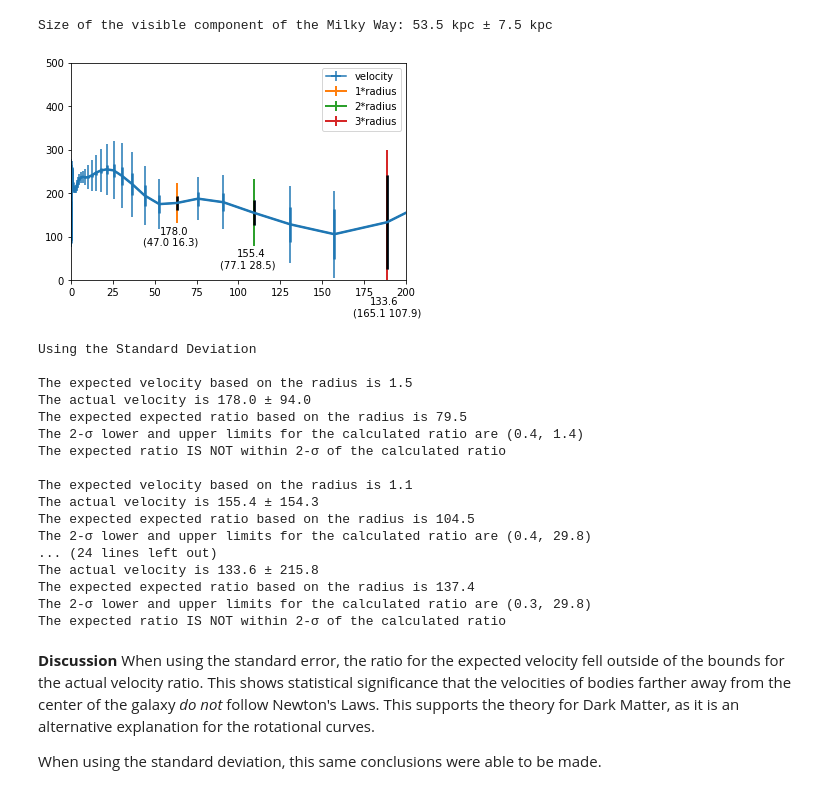
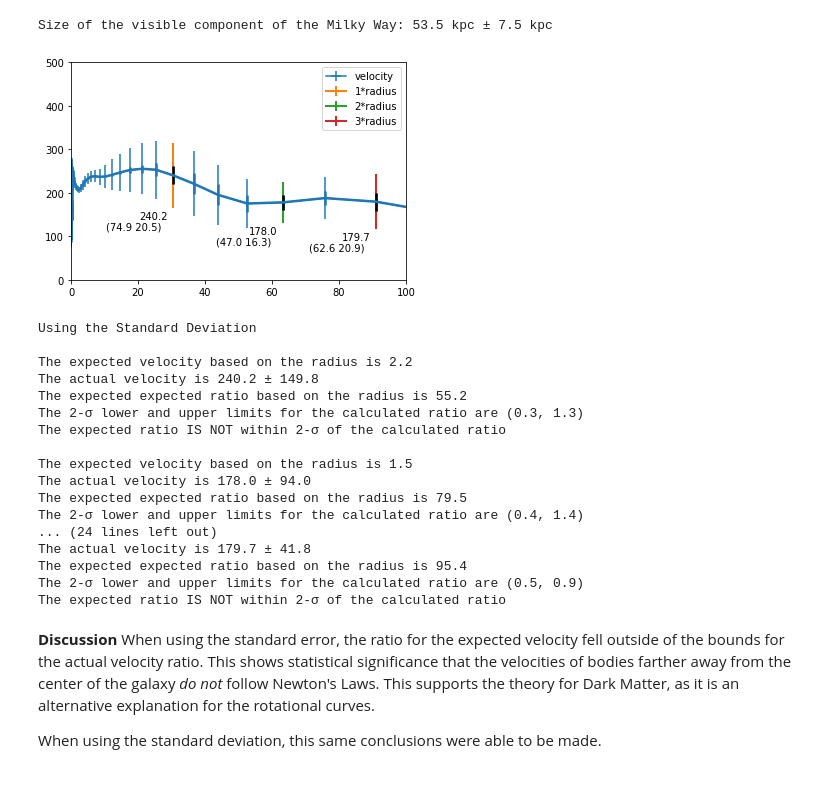
Before and after one commit to DesiPilla/DSPS_dPilla, a Jupyter notebook: HW4/GalrotCurve.ipynb, the cells around one changed output. Cells and saved outputs as stored; diff of their text form; code cells hidden in the pictures.

```diff
--- a/HW4/GalrotCurve.ipynb
+++ b/HW4/GalrotCurve.ipynb
@@ -230,9 +230,9 @@ def plotGal(gal, rds):
     plt.text(radius - 20, velocity - dvelocity - 50, '(%.1f %.1f)' % (dvelocity, sterr))
 
   plt.legend()
-  plt.xlim(0, 200)
+  plt.xlim(0, 100)
   plt.ylim(0, 500)
 
 
-plotGal(m31, visibleSize)
+plotGal(m31, visibleSize/2)
 # %% [output]
@@ -353,29 +353,29 @@ print("Size of the visible component of the Milky Way: {:.1f} \u00B1 {:.1f}".for
 # %% [output]
 Size of the visible component of the Milky Way: 53.5 kpc ± 7.5 kpc
 # %%
-plotGal(mw, visibleSize)
+plotGal(mw, visibleSize/2)
 # %% [output]
-[figure, old version]
+[figure, new version]
 # %%
-printVRatios(mw, visibleSize)
+printVRatios(mw, visibleSize/2)
 # %% [output]
 Using the Standard Deviation
+
+The expected velocity based on the radius is 2.2
+The actual velocity is 240.2 ± 149.8
+The expected expected ratio based on the radius is 55.2
+The 2-σ lower and upper limits for the calculated ratio are (0.3, 1.3)
+The expected ratio IS NOT within 2-σ of the calculated ratio
 
 The expected velocity based on the radius is 1.5
 The actual velocity is 178.0 ± 94.0
 The expected expected ratio based on the radius is 79.5
 The 2-σ lower and upper limits for the calculated ratio are (0.4, 1.4)
+... (24 lines left out)
+The actual velocity is 179.7 ± 41.8
+The expected expected ratio based on the radius is 95.4
+The 2-σ lower and upper limits for the calculated ratio are (0.5, 0.9)
 The expected ratio IS NOT within 2-σ of the calculated ratio
-
-The expected velocity based on the radius is 1.1
-The actual velocity is 155.4 ± 154.3
-The expected expected ratio based on the radius is 104.5
-The 2-σ lower and upper limits for the calculated ratio are (0.4, 29.8)
-... (24 lines left out)
-The actual velocity is 133.6 ± 215.8
-The expected expected ratio based on the radius is 137.4
-The 2-σ lower and upper limits for the calculated ratio are (0.3, 29.8)
-The expected ratio IS NOT within 2-σ of the calculated ratio
 # %% [markdown]
 **Discussion**
 When using the standard error, the ratio for the expected velocity fell outside of the bounds for the actual velocity ratio. This shows statistical significance that the velocities of bodies farther away from the center of the galaxy *do not* follow Newton's Laws. This supports the theory for Dark Matter, as it is an alternative explanation for the rotational curves.
```
Also changed, not shown: parts of 2 cells of this notebook.
